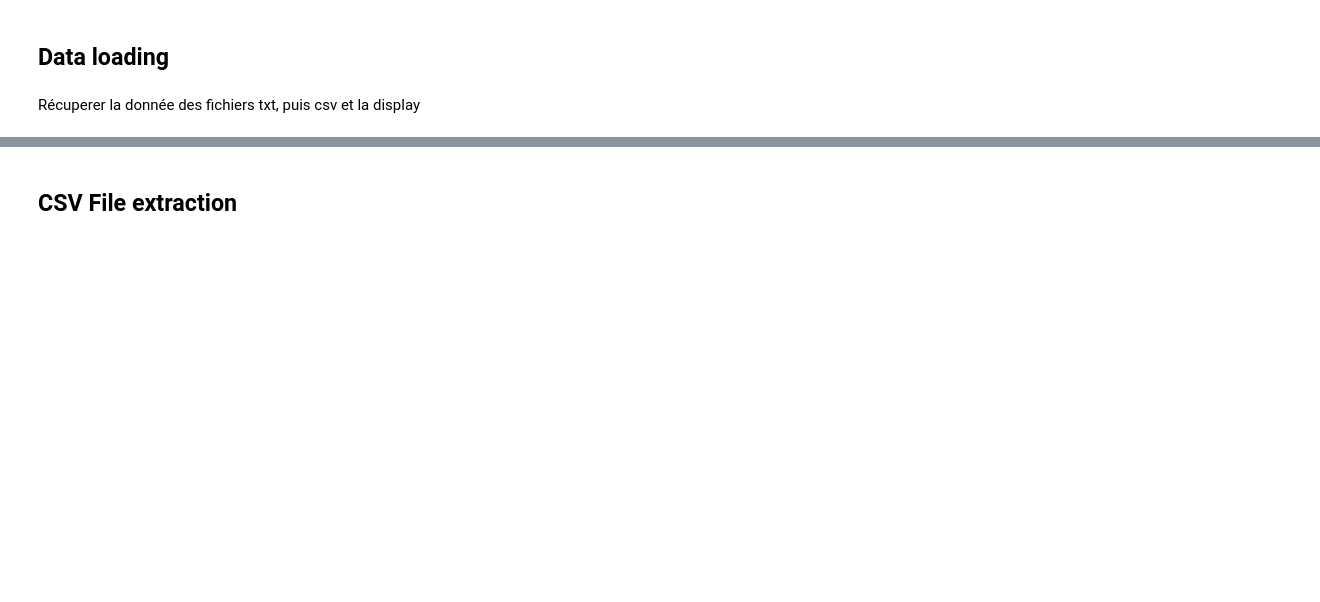
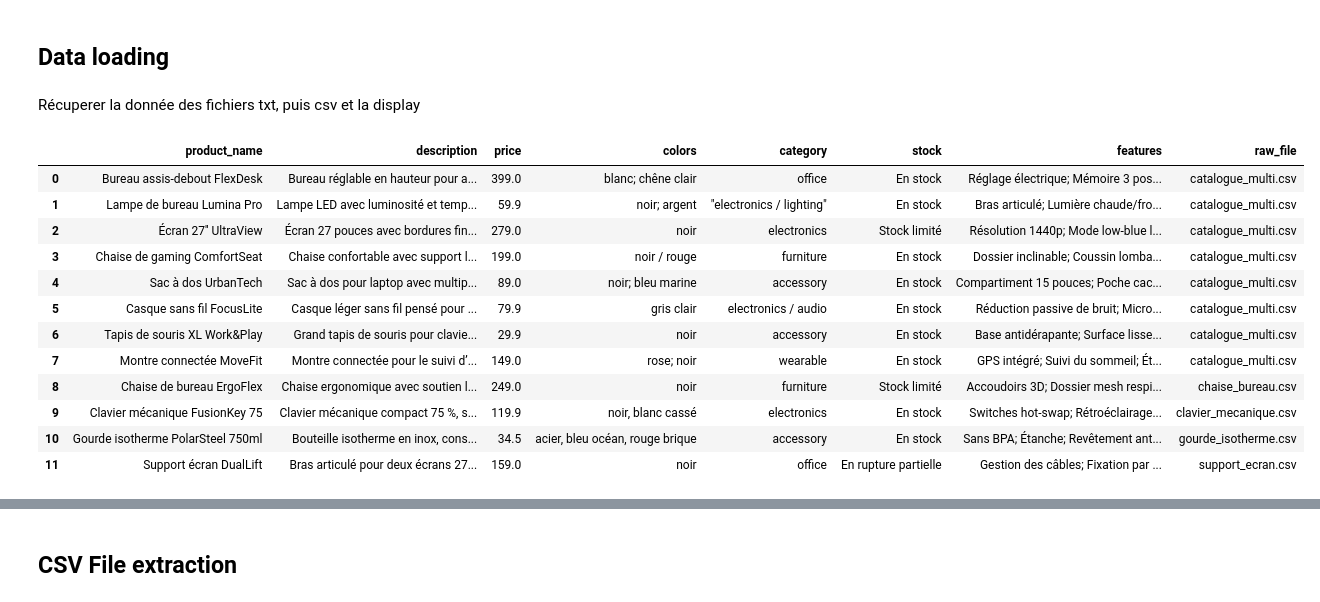
Before and after one commit to YonaBitton/assignment-V2, a Jupyter notebook: notebooks/clean_assignment.ipynb, the cells around one changed output, grey strips where cells are left out. Drawn from its saved outputs; the diff is of its cells as text; code cells hidden in the pictures; blank space fills up the shorter version.

```diff
--- a/notebooks/clean_assignment.ipynb
+++ b/notebooks/clean_assignment.ipynb
@@ -38,6 +41,20 @@ Récuperer la donnée des fichiers txt, puis csv et la display
 df_csv_raw = load_csv_products(CSV_DIR)
 df_txt_raw = load_txt_products(TXT_DIR)
 # %%
-df_csv_raw.head()
+df_csv_raw
+# %% [output]
+|  | product_name | description | price | colors | category | stock | features | raw_file |
+| 0 | Bureau assis-debout FlexDesk | Bureau réglable en hauteur pour a... | 399.0 | blanc; chêne clair | office | En stock | Réglage électrique; Mémoire 3 pos... | catalogue_multi.csv |
+| 1 | Lampe de bureau Lumina Pro | Lampe LED avec luminosité et temp... | 59.9 | noir; argent | "electronics / lighting" | En stock | Bras articulé; Lumière chaude/fro... | catalogue_multi.csv |
+| 2 | Écran 27'' UltraView | Écran 27 pouces avec bordures fin... | 279.0 | noir | electronics | Stock limité | Résolution 1440p; Mode low-blue l... | catalogue_multi.csv |
+| 3 | Chaise de gaming ComfortSeat | Chaise confortable avec support l... | 199.0 | noir / rouge | furniture | En stock | Dossier inclinable; Coussin lomba... | catalogue_multi.csv |
+| 4 | Sac à dos UrbanTech | Sac à dos pour laptop avec multip... | 89.0 | noir; bleu marine | accessory | En stock | Compartiment 15 pouces; Poche cac... | catalogue_multi.csv |
+| 5 | Casque sans fil FocusLite | Casque léger sans fil pensé pour ... | 79.9 | gris clair | electronics / audio | En stock | Réduction passive de bruit; Micro... | catalogue_multi.csv |
+| 6 | Tapis de souris XL Work&Play | Grand tapis de souris pour clavie... | 29.9 | noir | accessory | En stock | Base antidérapante; Surface lisse... | catalogue_multi.csv |
+| 7 | Montre connectée MoveFit | Montre connectée pour le suivi d’... | 149.0 | rose; noir | wearable | En stock | GPS intégré; Suivi du sommeil; Ét... | catalogue_multi.csv |
+| 8 | Chaise de bureau ErgoFlex | Chaise ergonomique avec soutien l... | 249.0 | noir | furniture | Stock limité | Accoudoirs 3D; Dossier mesh respi... | chaise_bureau.csv |
+| 9 | Clavier mécanique FusionKey 75 | Clavier mécanique compact 75 %, s... | 119.9 | noir, blanc cassé | electronics | En stock | Switches hot-swap; Rétroéclairage... | clavier_mecanique.csv |
+| 10 | Gourde isotherme PolarSteel 750ml | Bouteille isotherme en inox, cons... | 34.5 | acier, bleu océan, rouge brique | accessory | En stock | Sans BPA; Étanche; Revêtement ant... | gourde_isotherme.csv |
+| 11 | Support écran DualLift | Bras articulé pour deux écrans 27... | 159.0 | noir | office | En rupture partielle | Gestion des câbles; Fixation par ... | support_ecran.csv |
 # %%
 df_txt_raw.head()
```
Also changed, not shown: parts of 11 cells of this notebook, 4 other files.
